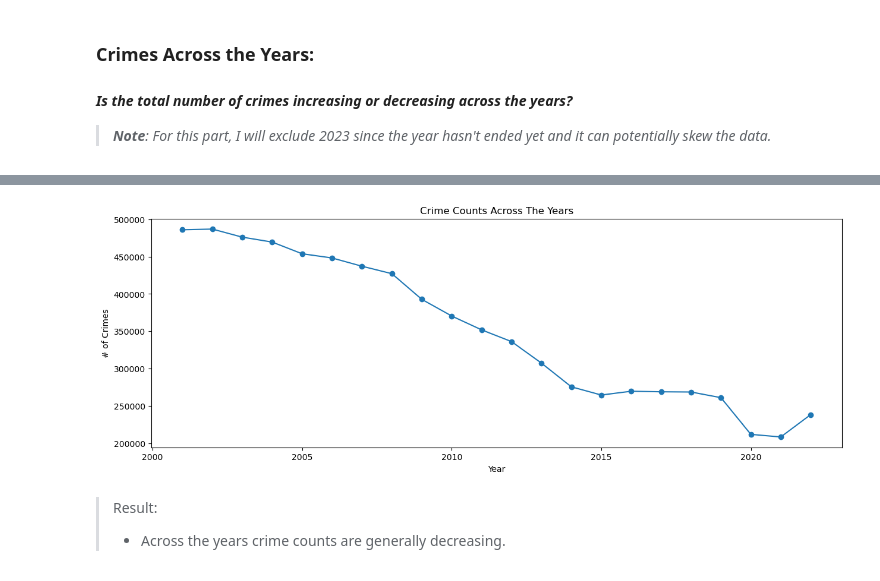
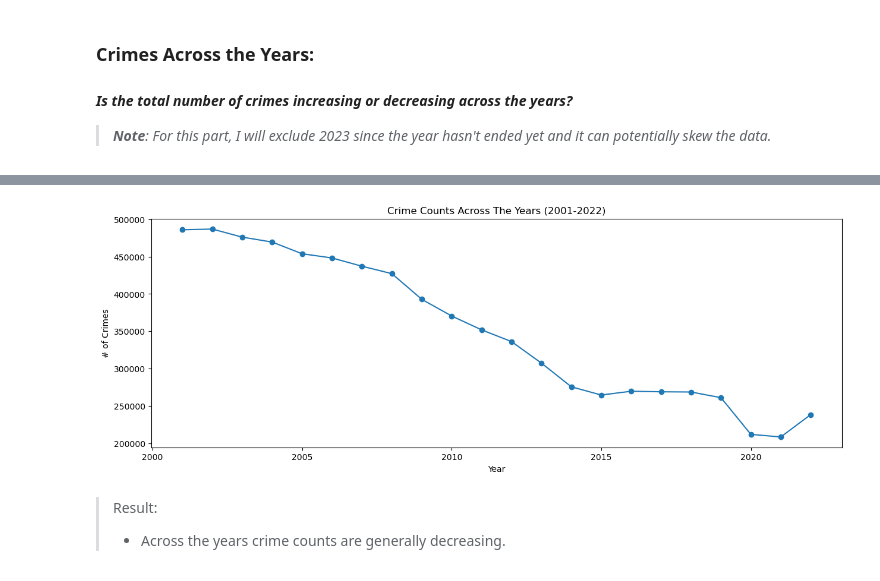
Before and after one commit to john-a-dixon/chicago-crime-time-series, a Jupyter notebook: chicago-crime-time-series.ipynb, the cells around one changed output, grey strips where cells are left out. Drawn from its saved outputs; the diff is of its cells as text; code cells hidden in the pictures.

```diff
--- a/chicago-crime-time-series.ipynb
+++ b/chicago-crime-time-series.ipynb
@@ -126,13 +131,14 @@ year_df.head()
 | 2001-01-01 13:00:00 | 6154338 | 01/01/2001 01:00:00 PM | THEFT | FINANCIAL ID THEFT: OVER $300 | RESIDENCE | False | False | 831 | ... |
 | 2001-01-01 01:00:00 | 3206463 | 01/01/2001 01:00:00 AM | CRIM SEXUAL ASSAULT | PREDATORY | RESIDENCE | False | True | 835 | ... |
 # %%
-ax = year_df["Year"].value_counts().sort_index().iloc[:-1].plot(style='o-',
-                                                                title="Crime Counts Across The Years",
-                                                                ylabel='# of Crimes',
-                                                                xlabel='Year',
-                                                                figsize=(15, 5));
+# Plot the crime count across the years, add a title and labels for each axis
+year_df["Year"].value_counts().sort_index().iloc[:-1].plot(style='o-',
+                                                           title="Crime Counts Across The Years (2001-2022)",
+                                                           ylabel='# of Crimes',
+                                                           xlabel='Year',
+                                                           figsize=(15, 5));
 # %% [output]
-[figure, old version]
+[figure, new version]
 # %% [markdown]
 > Result:
 > - Across the years crime counts are generally decreasing.
```
Also changed, not shown: parts of 19 cells of this notebook.
